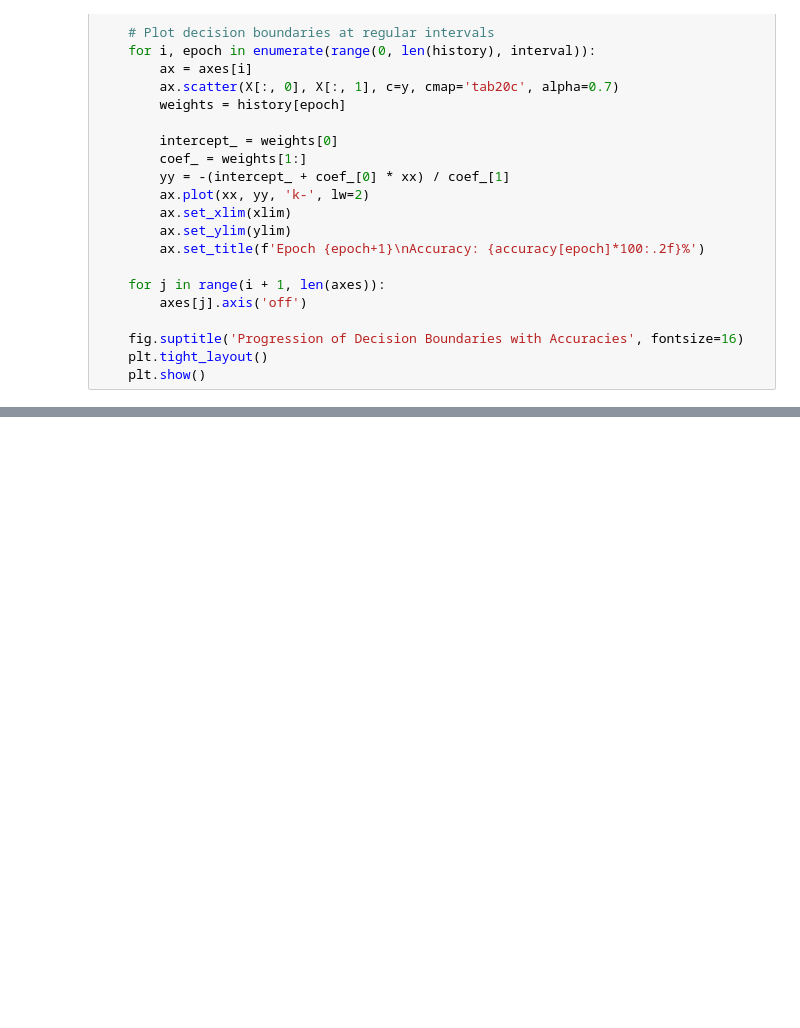
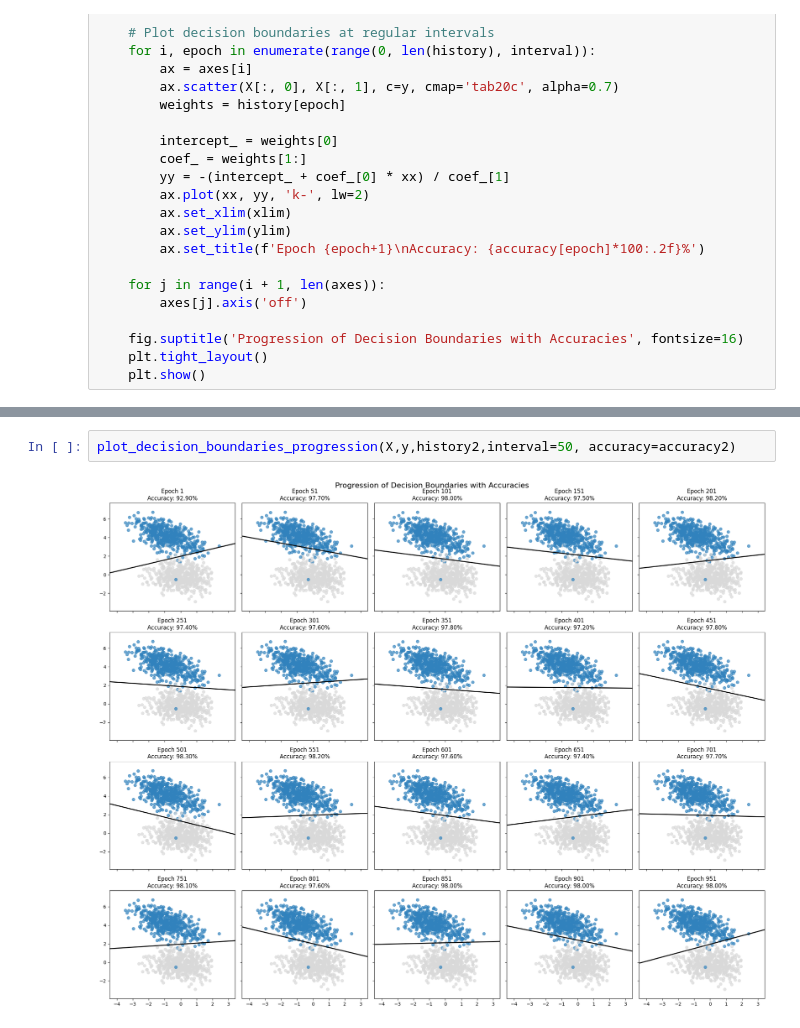
Before and after one commit to adhi1911/ML-Learnings, a Jupyter notebook: DL/perceptron.ipynb, the cells around one changed output, grey strips where cells are left out. Drawn from its saved outputs; the diff is of its cells as text; blank space fills up the shorter version.

```diff
--- a/DL/perceptron.ipynb
+++ b/DL/perceptron.ipynb
@@ -104,0 +204,4 @@ plt.show()
+# %%
+plot_decision_boundaries_progression(X,y,history2,interval=50, accuracy=accuracy2)
+# %% [output]
+[figure, added]
```
Also changed, not shown: parts of 10 cells of this notebook.
